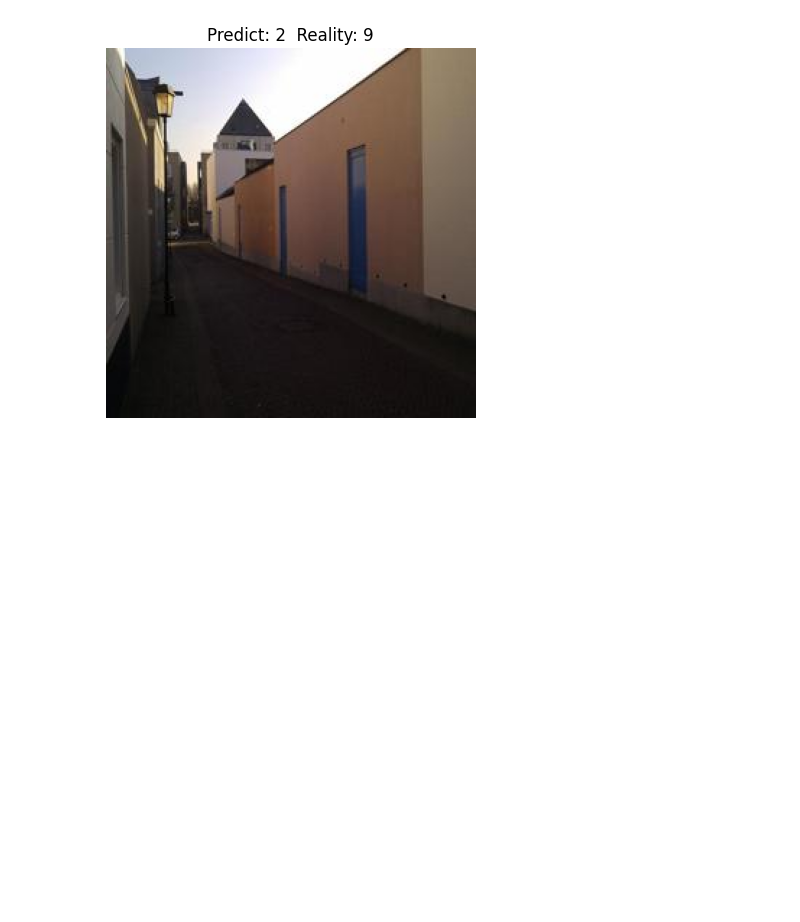
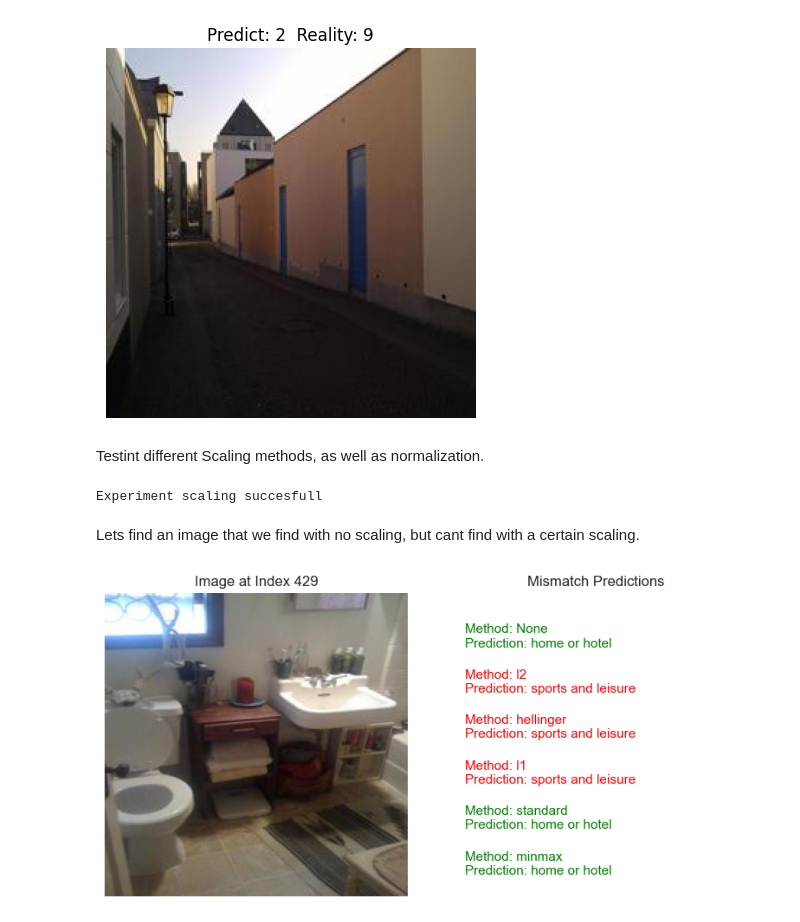
Before and after one commit to MCV-C3/project-1, a Jupyter notebook: Week1/delivery.ipynb, the cells around one changed output. Drawn from its saved outputs; the diff is of its cells as text; code cells hidden in the pictures; blank space fills up the shorter version.

```diff
--- a/Week1/delivery.ipynb
+++ b/Week1/delivery.ipynb
@@ -64,3 +66,30 @@ plt.axis("off")  # Hide axes for a cleaner look
 plt.show()
 # %% [output]
 [figure]
+# %% [markdown]
+Testint different Scaling methods, as well as normalization.
+# %%
+scaling_acc = {}
+scaling_data = {}
+methods =  ["None", "l2", "hellinger", "l1", "standard", "minmax"]
+for method in methods:
+        bovw = BOVW(detector_type="SIFT", codebook_size=128, method=method)
+        scaling_acc[method], scaling_data[method] = run_BOVW_experiment(bovw,data_train,data_test,)
+
+
+clear_output()
+print("Experiment scaling succesfull")
+# %% [output]
+Experiment scaling succesfull
+# %%
+import numpy as np
+correct_guesses = {}
+for method in methods:
+    correct_guesses[method] =  [gt == pred for gt, pred in zip(scaling_data[method][1], scaling_data[method][0])]
+
+No_Method = np.array(correct_guesses["None"])
+S1 = np.array(correct_guesses["l2"])
+S2 = np.array(correct_guesses["hellinger"])
+S3 = np.array(correct_guesses["l1"])
+S4 = np.array(correct_guesses["standard"])
+S5 = np.array(correct_guesses["minmax"])
@@ -66,0 +98,14 @@ plt.show()
+# %% [markdown]
+Lets find an image that we find with no scaling, but cant find with a certain scaling.
+# %%
+Secondary_All = np.stack([S1, S2, S3, S4, S5])
+
+All_Secondary_Are_True = np.all(Secondary_All, axis=0)
+
+Final_Mask = No_Method & (~All_Secondary_Are_True)
+mismatch_indices = np.where(Final_Mask)[0]
+
+
+plot_imgs_at_idx(mismatch_indices[70],data_test,methods,scaling_data)
+# %% [output]
+[figure, added]
```
Also changed, not shown: parts of 18 cells of this notebook, 5 other files.
